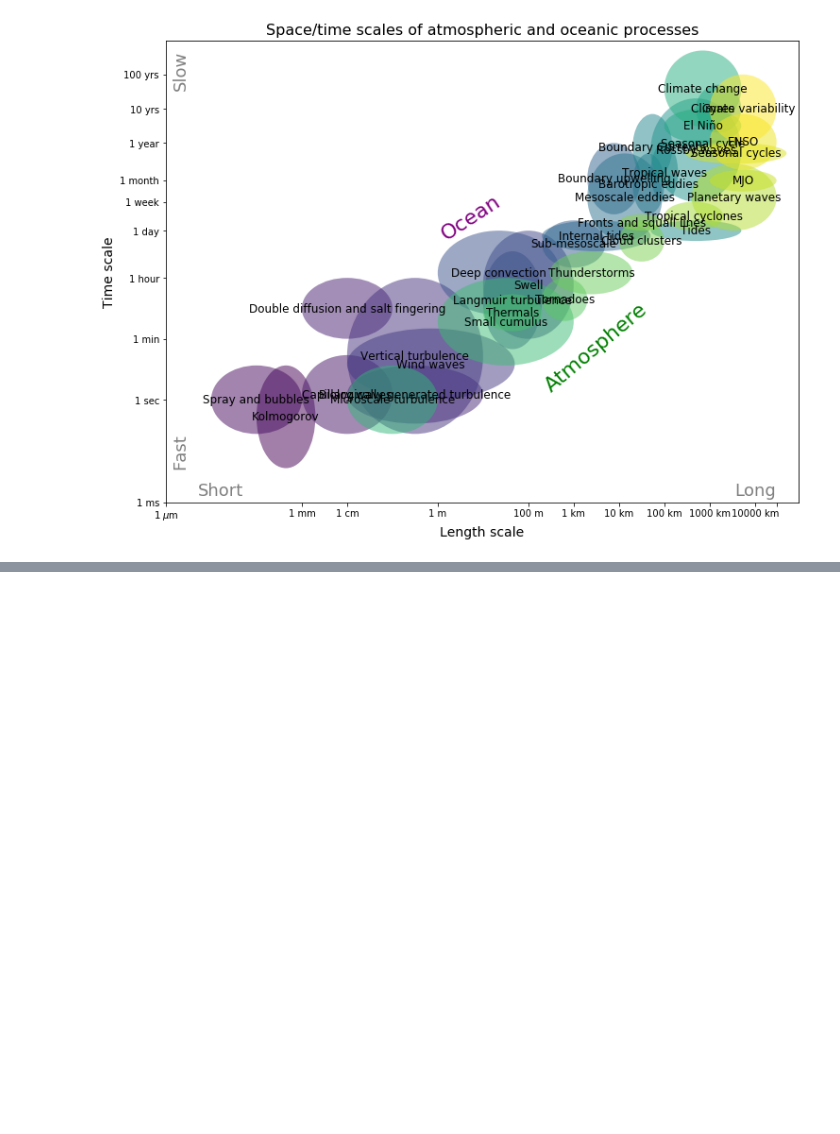
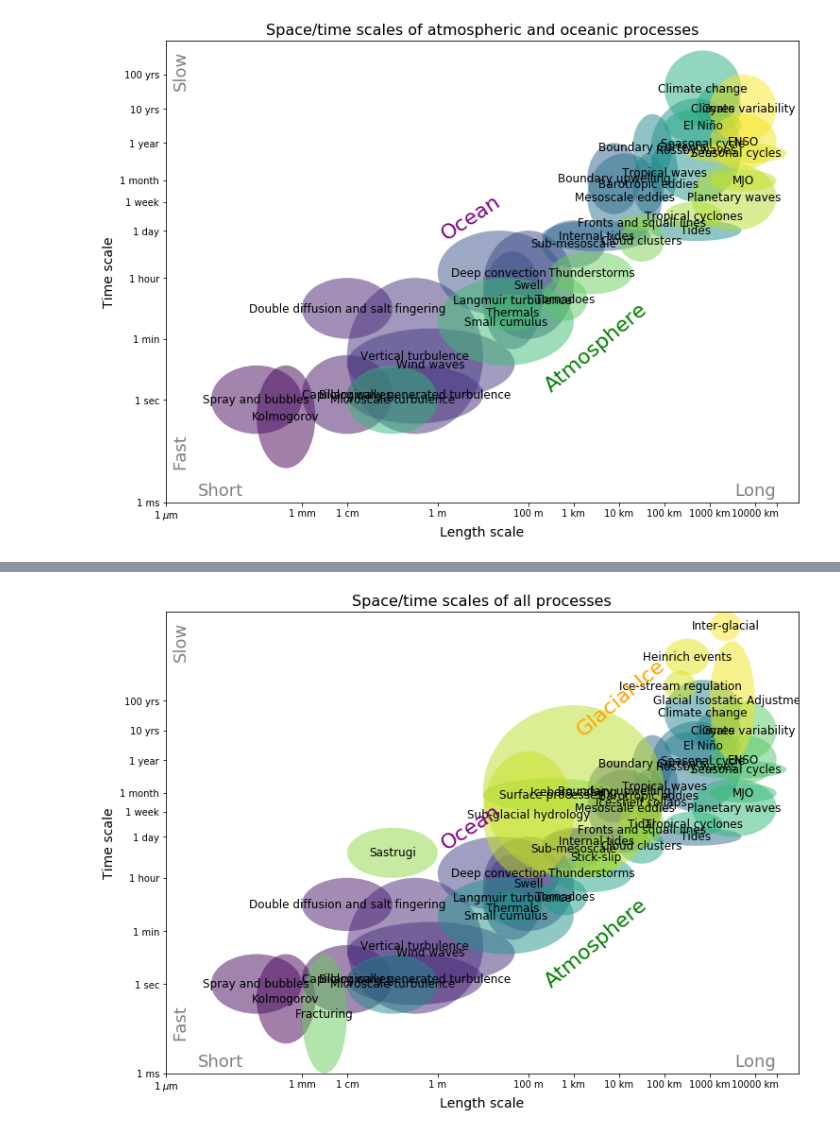
Before and after one commit to adcroft/space-time-scale-schematics, a Jupyter notebook: Time-space scales in atmosphere and ocean.ipynb, the cells around one changed output, grey strips where cells are left out. Drawn from its saved outputs; the diff is of its cells as text; code cells hidden in the pictures; blank space fills up the shorter version.

```diff
--- a/Time-space scales in atmosphere and ocean.ipynb
+++ b/Time-space scales in atmosphere and ocean.ipynb
@@ -253,0 +316,34 @@ annotate(longest=9e4*km)
+# %%
+plt.figure(figsize=(12,9))
+ax = plt.gca()
+xor,yor = 'h','t'; orient=(xor,yor);
+patches = []
+for k in ocean:
+    patches.append( ocean[k].ellipse(orient=orient, log=True) )
+for k in atmos:
+    patches.append( atmos[k].ellipse(orient=orient, log=True) )
+for k in glacial_ice:
+    patches.append( glacial_ice[k].ellipse(orient=orient, log=True) )
+p = mpl.collections.PatchCollection( patches, alpha=0.5)
+p.set_array( numpy.arange( len(patches) ) )
+ax.add_collection( p )
+for k in atmos:
+    atmos[k].text(orient=orient, log=True)
+for k in ocean:
+    ocean[k].text(orient=orient, log=True)
+for k in glacial_ice:
+    glacial_ice[k].text(orient=orient, log=True)
+
+if xor=='h': plt.xticks( numpy.log10([1*um, 1*mm, 1*cm, 1*m, 100*m, 1*km, 10*km, 100*km, 1000*km, 1e4*km, 3e4*km]),
+                        [r'1 $\mu$m','1 mm','1 cm','1 m','100 m','1 km','10 km','100 km','1000 km','10000 km'] )
+if yor=='v': plt.yticks( numpy.log10([1*um, 1*mm, 1*cm, 1*m, 1*km, 10*km]),
+                        [r'1 $\mu$m','1 mm','1 cm','1 m','1 km','10 km'] )
+if yor=='t': plt.yticks( numpy.log10([1*ms, 1*s, 1*mn, 1*hr, 1*dy, 1*wk, 1*mo, 1*yr, 10*yr, 100*yr]),
+                        ['1 ms','1 sec','1 min','1 hour','1 day','1 week','1 month','1 year','10 yrs','100 yrs'] )
+plt.title('Space/time scales of all processes', fontsize=16);
+plt.text(numpy.log10(1*m), numpy.log10(5*dy), 'Ocean', rotation=33, fontsize=22, color='purple');
+plt.text(numpy.log10(200*m), numpy.log10(5*mn), 'Atmosphere', rotation=40, fontsize=22, color='green');
+plt.text(numpy.log10(1*km), numpy.log10(1e3*yr), 'Glacial-Ice', rotation=40, fontsize=22, color='orange');
+annotate(longest=9e4*km, slowest=100*ky)
+# %% [output]
+[figure, added]
```
Also changed, not shown: parts of 3 cells of this notebook.
